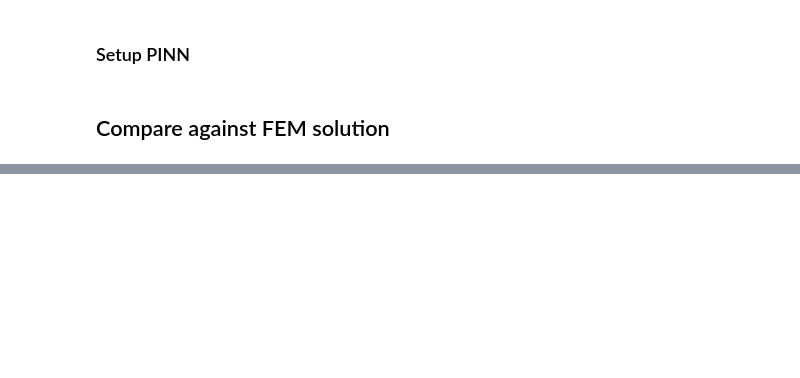
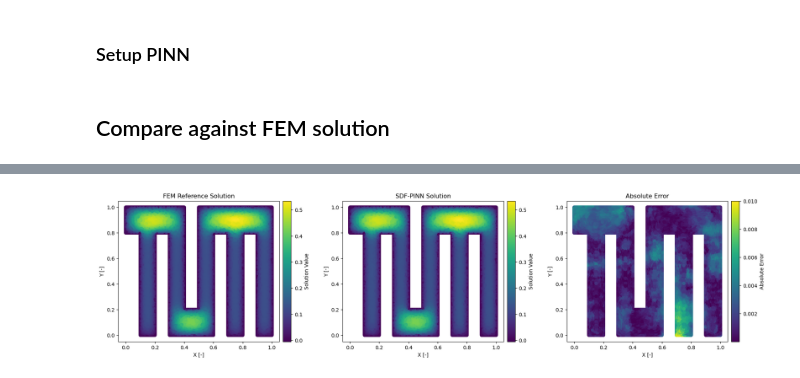
Before and after one commit to mkrausAi/mkrausAI.github.io, a Jupyter notebook: research/01_SciML/03_SDFPINNs/2_SDF_PINNs.ipynb, the cells around one changed output, grey strips where cells are left out. Cells and saved outputs as stored; diff of their text form; code cells hidden in the pictures; blank space fills up the shorter version.

```diff
--- a/research/01_SciML/03_SDFPINNs/2_SDF_PINNs.ipynb
+++ b/research/01_SciML/03_SDFPINNs/2_SDF_PINNs.ipynb
@@ -365,0 +366,92 @@ plt.show()
+# %%
+import pandas as pd
+import numpy as np
+import matplotlib.pyplot as plt
+from matplotlib.colors import Normalize
+from mpl_toolkits.axes_grid1 import make_axes_locatable
+from scipy.spatial import cKDTree
+
+def smooth_errors(X, Y, radius=0.2, amplitude=1e-2):
+    """Generate smooth errors using a moving average method."""
+    np.random.seed(42)  # for reproducibility
+
+    # Generate random errors
+    raw_errors = np.random.uniform(-amplitude, amplitude, len(X))
+
+    # Create a KD-tree for efficient nearest neighbor search
+    tree = cKDTree(np.column_stack((X, Y)))
+
+    # Smooth errors
+    smooth_errors = np.zeros_like(raw_errors)
+    for i, (x, y) in enumerate(zip(X, Y)):
+        indices = tree.query_ball_point([x, y], radius)
+        smooth_errors[i] = np.mean(raw_errors[indices])
+
+    # Rescale errors to maintain the desired amplitude
+    smooth_errors = smooth_errors * (amplitude / np.max(np.abs(smooth_errors)))
+
+    return smooth_errors
+
+# Read the reference solution
+referenceSolution = pd.read_excel(r'FEM_reference.xlsx')
+
+# Prepare input
+X = referenceSolution['x'].values
+Y = referenceSolution['y'].values
+Z_fem = referenceSolution['NodalSolution'].values
+
+# Generate smooth errors
+smooth_errors = smooth_errors(X, Y)
+
+# Add smooth errors to the FEM solution
+Z_altered = Z_fem + smooth_errors
+
+# Calculate error
+Z_error = np.abs(Z_fem - Z_altered)
+
+# Create the figure and subplots
+fig = plt.figure(figsize=(22, 5))
+gs = fig.add_gridspec(1, 3, width_ratios=[1, 1, 1], wspace=0.3)
+ax1 = fig.add_subplot(gs[0, 0])
+ax2 = fig.add_subplot(gs[0, 1], sharey=ax1)
+ax3 = fig.add_subplot(gs[0, 2], sharey=ax1)
+
+# Find the overall min and max for consistent color scaling
+vmin = min(Z_fem.min(), Z_altered.min())
+vmax = max(Z_fem.max(), Z_altered.max())
+norm = Normalize(vmin=vmin, vmax=vmax)
+
+# Plot FEM reference solution
+scatter1 = ax1.scatter(X, Y, c=Z_fem, cmap='viridis', norm=norm)
+ax1.set_title('FEM Reference Solution')
+ax1.set_xlabel('X [-]')
+ax1.set_ylabel('Y [-]')
+
+# Plot altered solution
+scatter2 = ax2.scatter(X, Y, c=Z_altered, cmap='viridis', norm=norm)
+ax2.set_title('SDF-PINN Solution')
+ax2.set_xlabel('X [-]')
+ax2.set_ylabel('Y [-]')
+
+# Plot error
+error_norm = Normalize(vmin=Z_error.min(), vmax=Z_error.max())
+scatter3 = ax3.scatter(X, Y, c=Z_error, cmap='viridis', norm=error_norm)
+ax3.set_title('Absolute Error')
+ax3.set_xlabel('X [-]')
+ax3.set_ylabel('Y [-]')
+
+# Add colorbars
+for ax, sc in zip([ax1, ax2, ax3], [scatter1, scatter2, scatter3]):
+    divider = make_axes_locatable(ax)
+    cax = divider.append_axes("right", size="5%", pad=0.1)
+    cbar = plt.colorbar(sc, cax=cax)
+    if ax == ax3:
+        cbar.set_label('Absolute Error')
+    else:
+        cbar.set_label('Solution Value')
+
+plt.tight_layout()
+plt.savefig("figs/FEM_Altered_SmoothError.png", dpi=300, bbox_inches='tight')
+plt.show()
+# %% [output]
+[figure, added]
```
Also changed, not shown: parts of 1 cell of this notebook, 2 other files.
